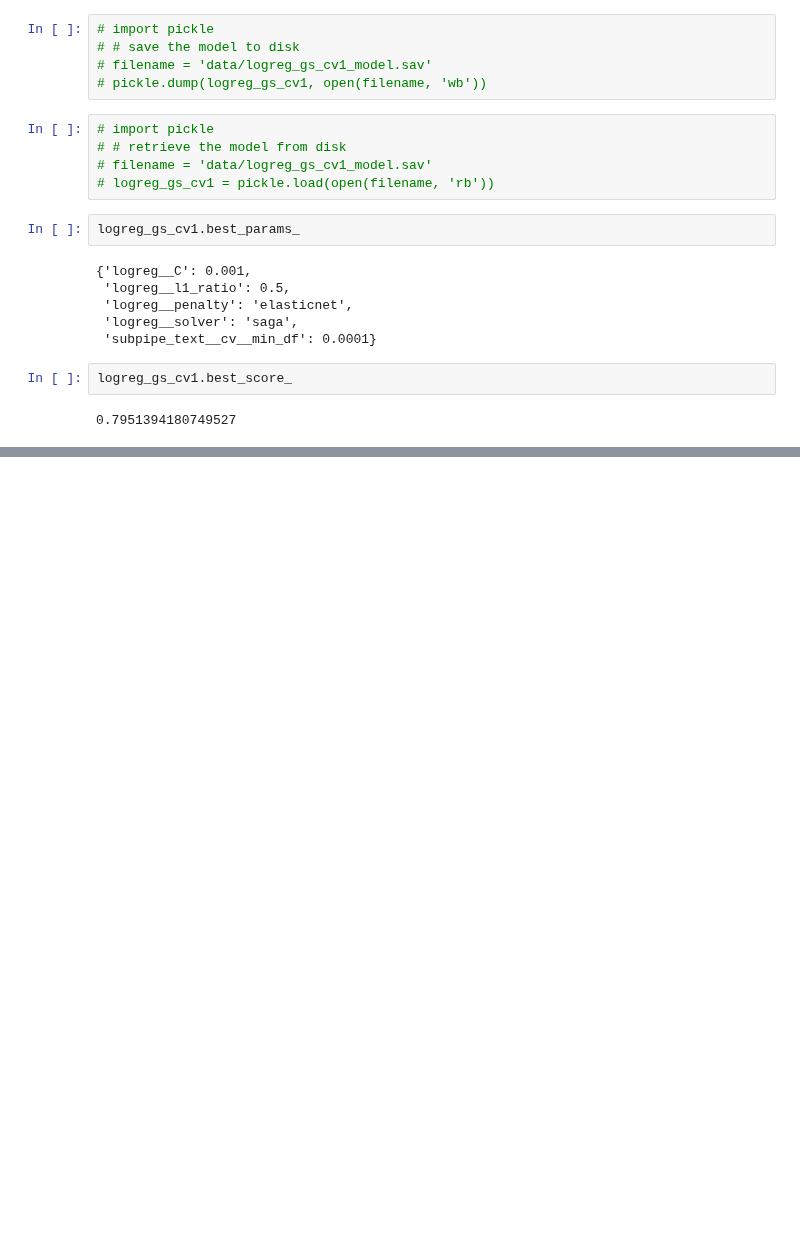
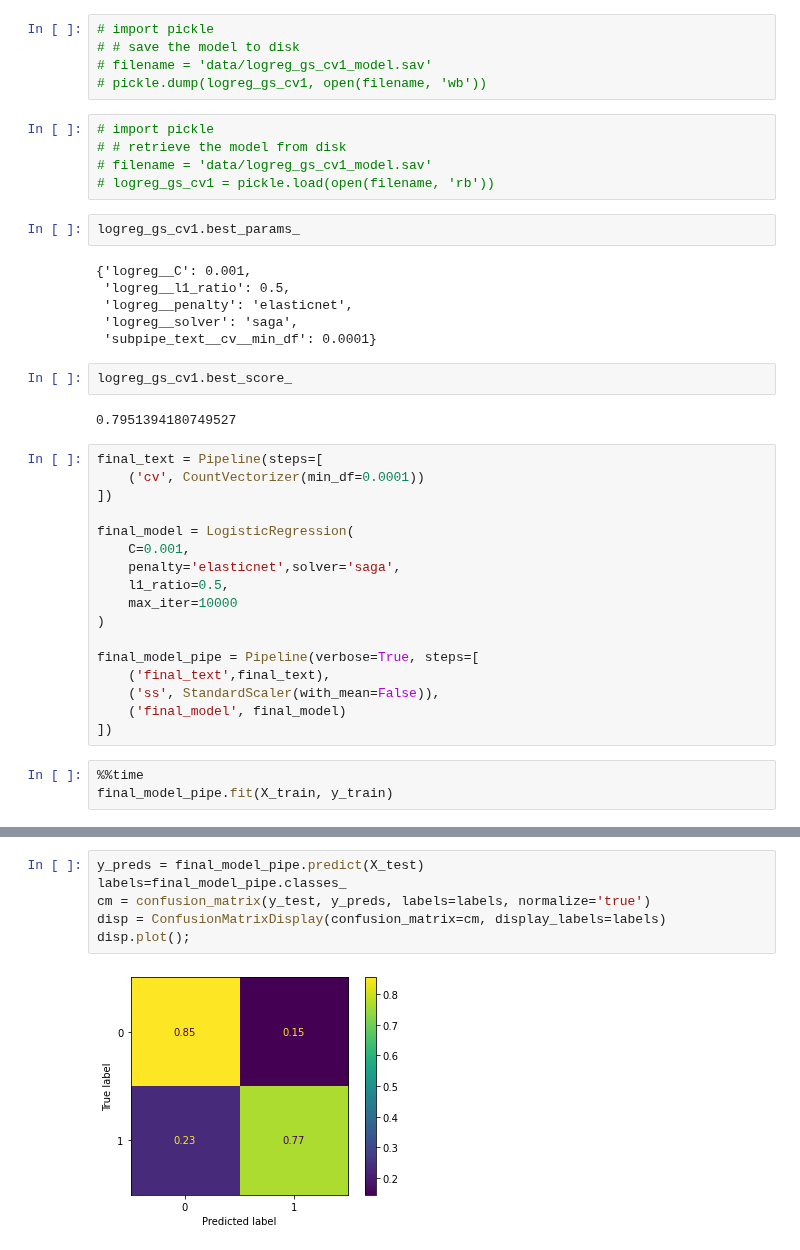
Before and after one commit to gcburgess/Cyberbullying_Detector, a Jupyter notebook: 03-pipelines-and-models.ipynb, the cells around one changed output, grey strips where cells are left out. Drawn from its saved outputs; the diff is of its cells as text; blank space fills up the shorter version.

Commit message:
Add final model evaluation and predictions

```diff
--- a/03-pipelines-and-models.ipynb
+++ b/03-pipelines-and-models.ipynb
@@ -411,3 +411,23 @@ logreg_gs_cv1.best_params_
 logreg_gs_cv1.best_score_
 # %% [output]
 0.7951394180749527
+# %%
+final_text = Pipeline(steps=[
+    ('cv', CountVectorizer(min_df=0.0001))
+])
+
+final_model = LogisticRegression(
+    C=0.001,
+    penalty='elasticnet',solver='saga',
+    l1_ratio=0.5,
+    max_iter=10000
+)
+
+final_model_pipe = Pipeline(verbose=True, steps=[
+    ('final_text',final_text),
+    ('ss', StandardScaler(with_mean=False)),
+    ('final_model', final_model)
+])
+# %%
+%%time
+final_model_pipe.fit(X_train, y_train)
@@ -413,0 +447,8 @@ logreg_gs_cv1.best_score_
+# %%
+y_preds = final_model_pipe.predict(X_test)
+labels=final_model_pipe.classes_
+cm = confusion_matrix(y_test, y_preds, labels=labels, normalize='true')
+disp = ConfusionMatrixDisplay(confusion_matrix=cm, display_labels=labels)
+disp.plot();
+# %% [output]
+[figure, added]
```
Also changed, not shown: parts of 11 cells of this notebook.
